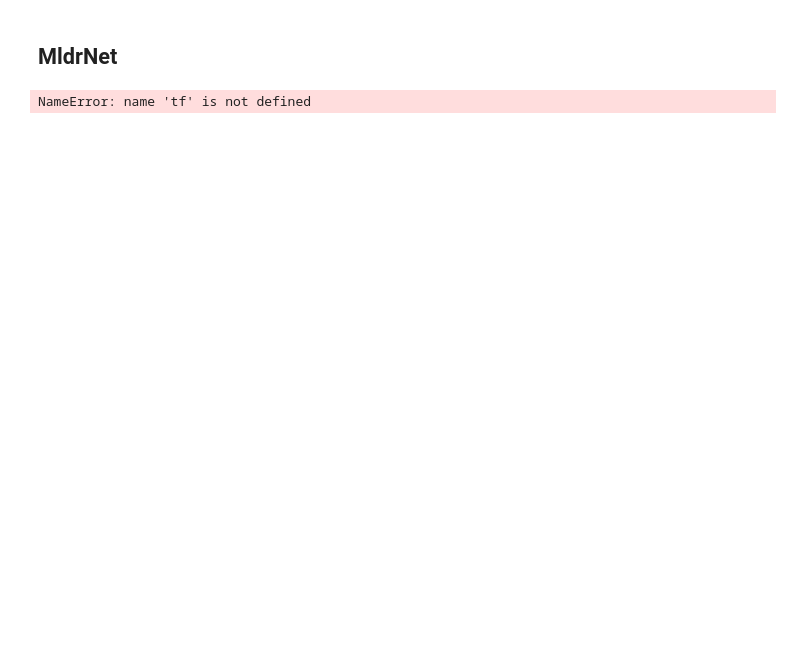
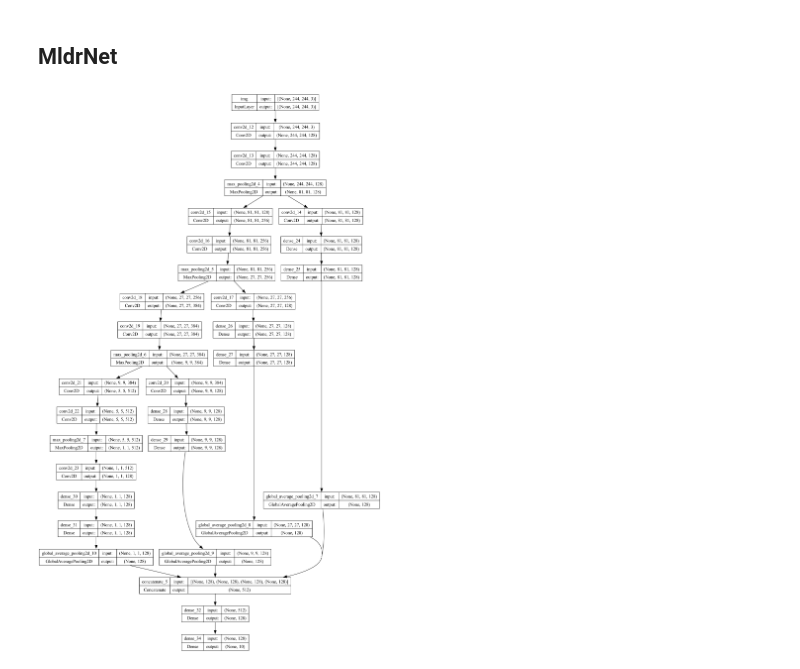
Before and after one commit to anmol-c03/CNN-models, a Jupyter notebook: models.ipynb, the cells around one changed output. Cells and saved outputs as stored; diff of their text form; code cells hidden in the pictures; blank space fills up the shorter version.

```diff
--- a/models.ipynb
+++ b/models.ipynb
@@ -142,50 +147,50 @@ x = layers.Conv2D(128, (1,1),padding='same', activation="relu")(x)
 block_1_output = layers.MaxPooling2D((3,3))(x)
 
 
-# x=layers.Conv2D(128,(1,1),padding='same',activation='relu')(block_1_output)
-# x=layers.Dense(128,activation='relu')(x)
-# branch_1_output=layers.Dense(128,activation='relu')(x)
+x=layers.Conv2D(128,(1,1),padding='same',activation='relu')(block_1_output)
+x=layers.Dense(128,activation='relu')(x)
+branch_1_output=layers.Dense(128,activation='relu')(x)
 
 x = layers.Conv2D(256, (5,5), activation="relu", padding="same")(block_1_output)
 x = layers.Conv2D(256, (1,1), activation="relu", padding="same")(x)
 block_2_output=layers.MaxPooling2D((3,3))(x)
 
-# x=layers.Conv2D(128,(1,1),padding='same',activation='relu')(block_2_output)
-# x=layers.Dense(128,activation='relu')(x)
-# branch_2_output=layers.Dense(128,activation='relu')(x)
+x=layers.Conv2D(128,(1,1),padding='same',activation='relu')(block_2_output)
+x=layers.Dense(128,activation='relu')(x)
+branch_2_output=layers.Dense(128,activation='relu')(x)
 
 x = layers.Conv2D(384, (5,5), activation="relu", padding="same")(block_2_output)
 x = layers.Conv2D(384, (1,1), activation="relu", padding="same")(x)
 block_3_output=layers.MaxPooling2D((3,3))(x)
 
-# x=layers.Conv2D(128,(1,1),padding='same',activation='relu')(block_3_output)
-# x=layers.Dense(128,activation='relu')(x)
-# branch_3_output=layers.Dense(128,activation='relu')(x)
+x=layers.Conv2D(128,(1,1),padding='same',activation='relu')(block_3_output)
+x=layers.Dense(128,activation='relu')(x)
+branch_3_output=layers.Dense(128,activation='relu')(x)
 
 x = layers.Conv2D(512, (5,5), activation="relu")(block_3_output)
 x = layers.Conv2D(512, (1,1), activation="relu")(x)
 block_4_output=layers.MaxPooling2D((3,3))(x)
 
-# x=layers.Conv2D(128,(1,1),padding='same',activation='relu')(block_4_output)
-# x=layers.Dense(128,activation='relu')(x)
-# branch_4_output=layers.Dense(128,activation='relu')(x)
+x=layers.Conv2D(128,(1,1),padding='same',activation='relu')(block_4_output)
+x=layers.Dense(128,activation='relu')(x)
+branch_4_output=layers.Dense(128,activation='relu')(x)
 
-pooled_1= layers.GlobalAveragePooling2D()(block_1_output)
-pooled_2= layers.GlobalAveragePooling2D()(block_2_output)
-pooled_3= layers.GlobalAveragePooling2D()(block_3_output)
-pooled_4= layers.GlobalAveragePooling2D()(block_4_output)
+pooled_1= layers.GlobalAveragePooling2D()(branch_1_output)
+pooled_2= layers.GlobalAveragePooling2D()(branch_2_output)
+pooled_3= layers.GlobalAveragePooling2D()(branch_3_output)
+pooled_4= layers.GlobalAveragePooling2D()(branch_4_output)
 
 
 concatenated_layers = layers.Concatenate()([pooled_1,pooled_2,pooled_3,pooled_4])
 fusion_layer = layers.Dense(units=128, activation='relu')(concatenated_layers)
 
-# x = layers.GlobalAveragePooling2D()(x)
-# x = layers.Dense(256, activation="relu")(x)
-# x = layers.Dropout(0.5)(x)
+x = layers.GlobalAveragePooling2D()(x)
+x = layers.Dense(256, activation="relu")(x)
+x = layers.Dropout(0.5)(x)
 outputs = layers.Dense(10,activation='softmax')(fusion_layer)
 
 model = tf.keras.Model(inputs, outputs, name="mldrnet")
 
 tf.keras.utils.plot_model(model, "mldrnet.png", show_shapes=True)
 # %% [output]
-NameError: name 'tf' is not defined
+[figure, added]
```
Also changed, not shown: parts of 4 cells of this notebook, 3 other files.
